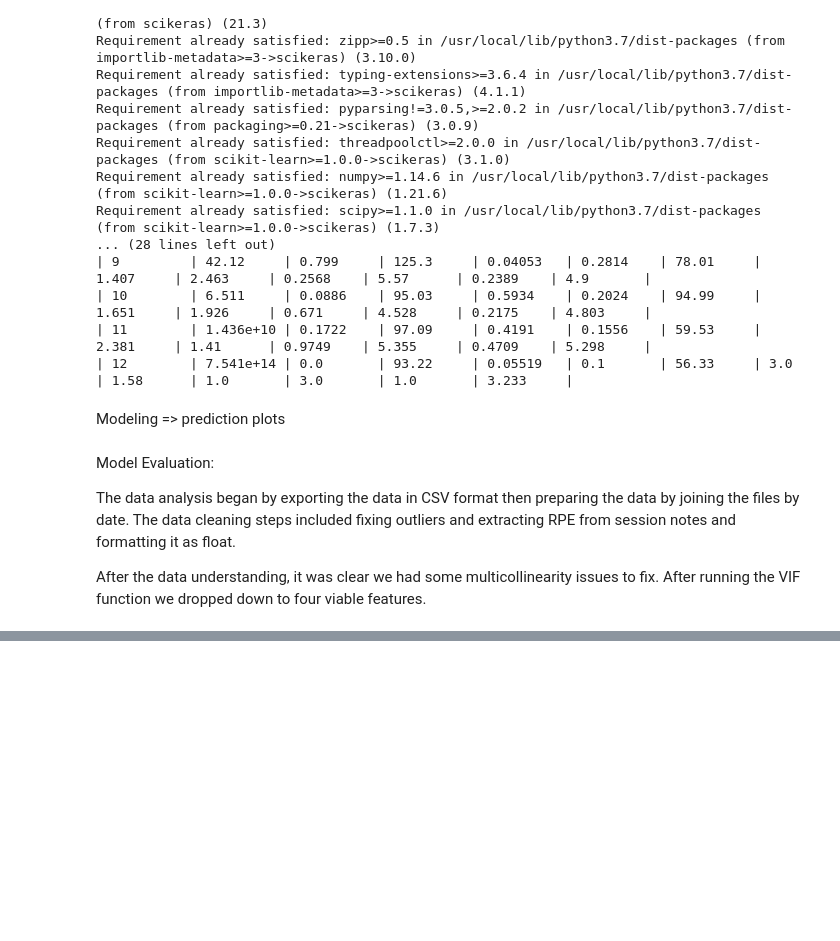
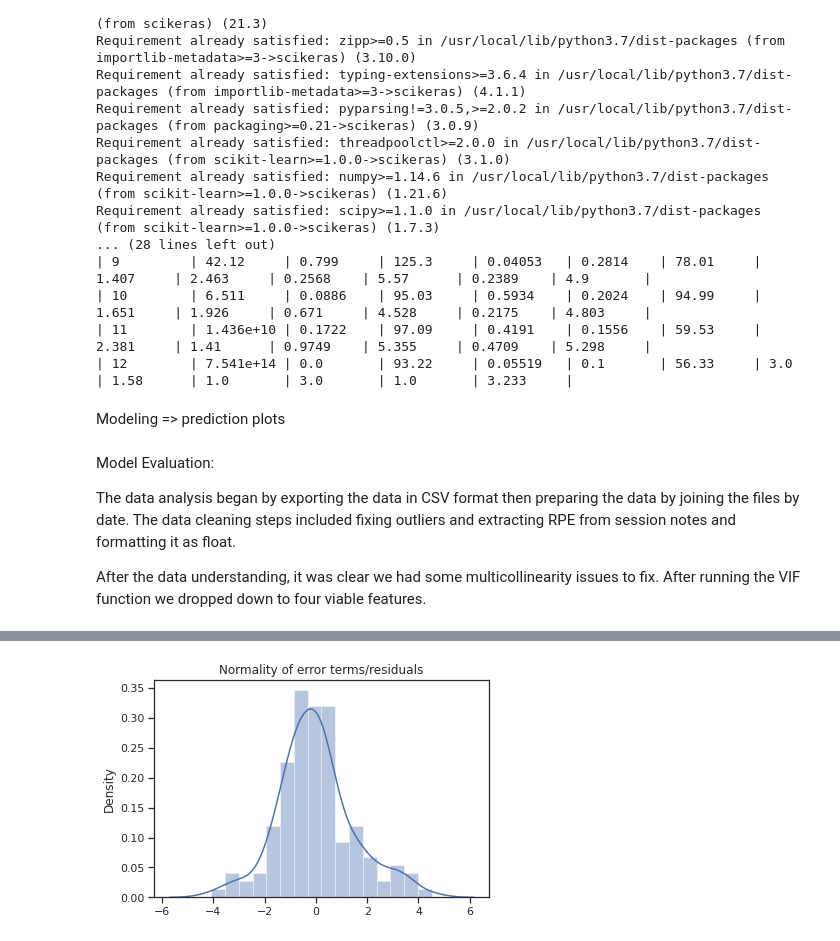
Before and after one commit to djfLtC0dr/python-playground, a Jupyter notebook: DASC522/djfDASC522_final.ipynb, the cells around one changed output, grey strips where cells are left out. Saved outputs shown, nothing was run; the diff lists cells and outputs as text; code cells hidden in the pictures; blank space fills up the shorter version.

```diff
--- a/DASC522/djfDASC522_final.ipynb
+++ b/DASC522/djfDASC522_final.ipynb
@@ -892,0 +814,91 @@ print(f"R2  = {                r2_score(y_test, y_pred)}")
+# %%
+# calculate metrics ---------------
+from sklearn.model_selection import train_test_split
+from sklearn.metrics import mean_absolute_error
+from sklearn.metrics import mean_squared_error
+from sklearn.metrics import r2_score
+from sklearn import linear_model
+import statsmodels.api as sm
+# del y_pred
+
+# separate the independent and dependent variables
+# X = data.loc[:, data.columns != 'rpe']
+# y = data.loc[:, data.columns == 'rpe']
+
+# model = sm.OLS( y_train,X_train).fit()
+# print(model.summary())
+
+regr = linear_model.LinearRegression()
+regr.fit(X_train,y_train)
+y_pred = regr.predict(X_train)
+
+print("R squared: {}".format(r2_score(y_true=y_train,y_pred=y_pred)))
+
+residuals = y_train.values-y_pred
+mean_residuals = np.mean(residuals)
+print("Mean of Residuals {}".format(mean_residuals))
+
+# train
+y_pred = regr.predict(X_train)
+print(f"MAE Train = {mean_absolute_error(y_train, y_pred)}")
+print(f"MSE Train = { mean_squared_error(y_train, y_pred)}")
+print(f"R2  = {                 r2_score(y_train, y_pred)}")
+print(f"")
+
+# holdout
+y_pred = regr.predict(X_test)
+print(f"MAE Test = {mean_absolute_error(y_test, y_pred)}")
+print(f"MSE Test = { mean_squared_error(y_test, y_pred)}")
+print(f"R2  = {                r2_score(y_test, y_pred)}")
+
+# normality
+p = sns.distplot(residuals,kde=True)
+p = plt.title('Normality of error terms/residuals')
+
+# autocorrelation
+sm.graphics.tsa.plot_acf(residuals, lags=40)
+plt.show()
+
+from sklearn.ensemble import RandomForestRegressor
+
+rf_tree = RandomForestRegressor(random_state=0)
+rf_tree.fit(X_train,y_train)
+rf_tree_y_pred = rf_tree.predict(X_train)
+print("Accuracy: {}".format(rf_tree.score(X_train,y_train)))
+print("Random Forest Regressor R squared: {}".format(r2_score(y_true=y_train,y_pred=rf_tree_y_pred)))
+
+# Get numerical feature importances
+importances = list(rf_tree.feature_importances_)
+# List of tuples with variable and importance
+feature_importances = [(feature, round(importance, 2)) for feature, importance in zip(feature_list, importances)]
+# Sort the feature importances by most important first
+feature_importances = sorted(feature_importances, key = lambda x: x[1], reverse = True)
+# Print out the feature and importances
+[print('Variable: {:20} Importance: {}'.format(*pair)) for pair in feature_importances]
+
+# list of x locations for plotting
+x_values = list(range(len(importances)))
+# Make a bar chart
+plt.bar(x_values, importances, orientation = 'vertical', color = 'r', edgecolor = 'k', linewidth = 1.2)
+# Tick labels for x axis
+plt.xticks(x_values, feature_list, rotation='vertical')
+# Axis labels and title
+plt.ylabel('Importance'); plt.xlabel('Variable'); plt.title('Variable Importances');
+# List of features sorted from most to least important
+sorted_importances = [importance[1] for importance in feature_importances]
+sorted_features = [importance[0] for importance in feature_importances]
+# Cumulative importances
+cumulative_importances = np.cumsum(sorted_importances)
+# Make a line graph
+plt.plot(x_values, cumulative_importances, 'g-')
+# Draw line at 95% of importance retained
+plt.hlines(y = 0.95, xmin=0, xmax=len(sorted_importances), color = 'r', linestyles = 'dashed')
+# Format x ticks and labels
+plt.xticks(x_values, sorted_features, rotation = 'vertical')
+# Axis labels and title
+plt.xlabel('Variable'); plt.ylabel('Cumulative Importance'); plt.title('Cumulative Importances');
+
+# Find number of features for cumulative importance of 95%
+# Add 1 because Python is zero-indexed
+print('Number of features for 95% importance:', np.where(cumulative_importances > 0.95)[0][0] + 1)
+# %% [output]
@@ -892,0 +914 @@ print(f"R2  = {                r2_score(y_test, y_pred)}")
+[figure, added]
```
Also changed, not shown: parts of 10 cells of this notebook.
